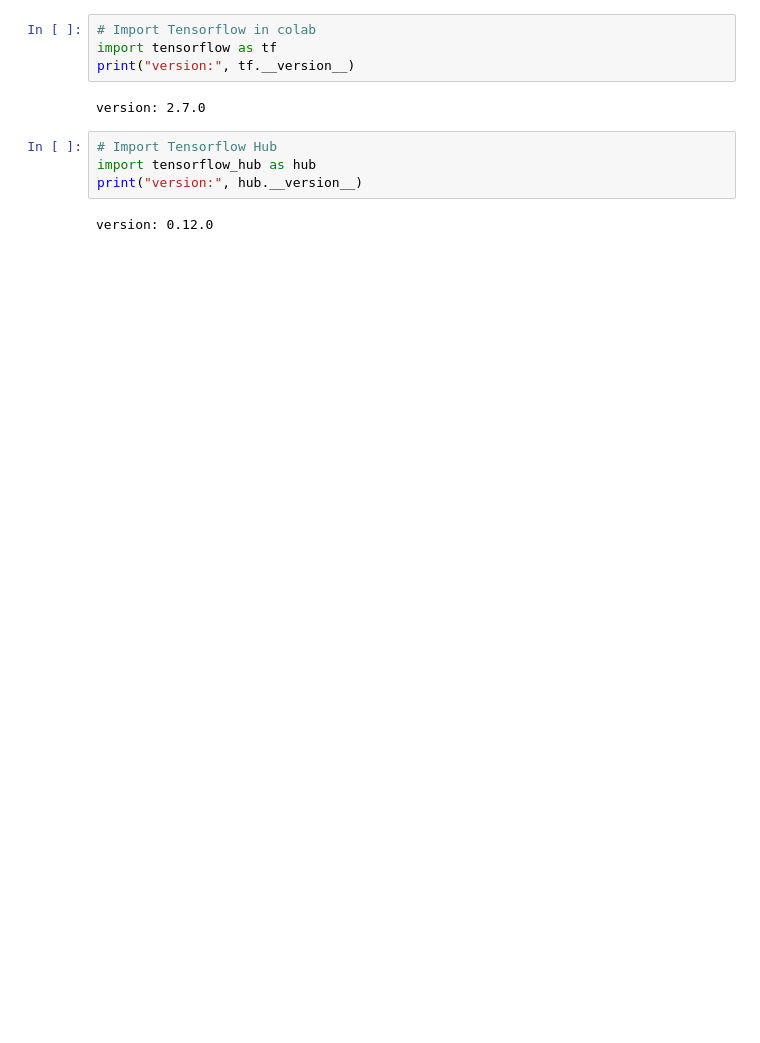
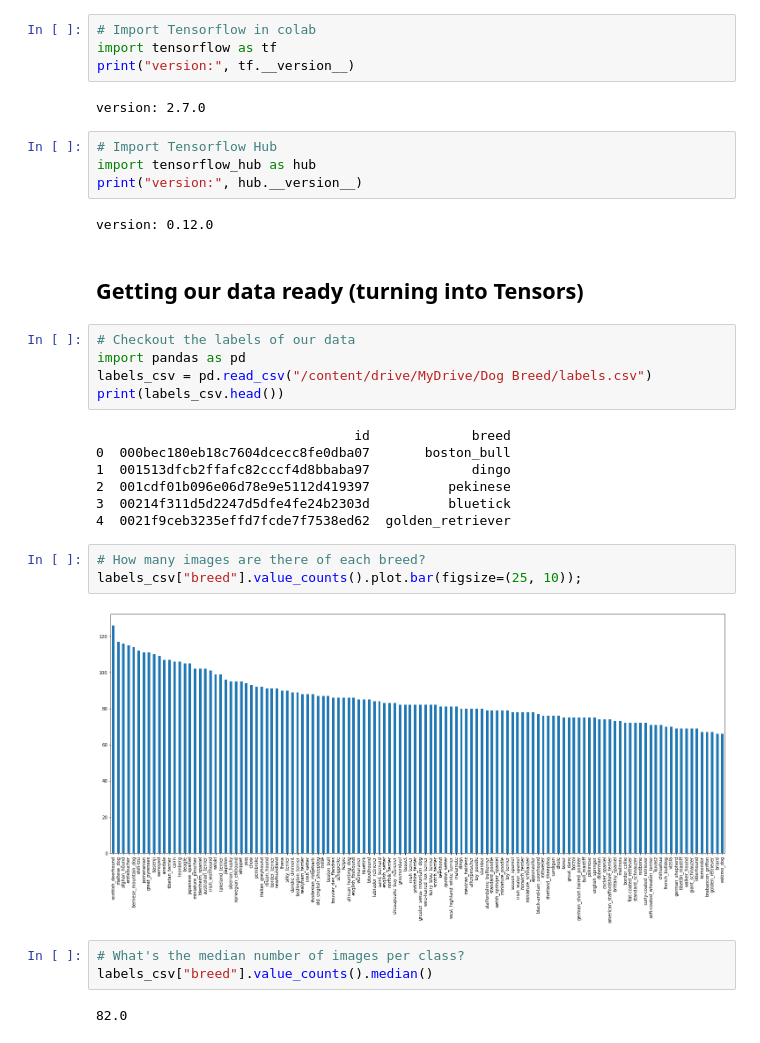
Before and after one commit to charles333george/Multiclass-Dog-Breed-Classification, a Jupyter notebook: Dog_Breed_Identification.ipynb, the cells around one changed output. Drawn from its saved outputs; the diff is of its cells as text; blank space fills up the shorter version.

```diff
--- a/Dog_Breed_Identification.ipynb
+++ b/Dog_Breed_Identification.ipynb
@@ -51,3 +29,27 @@ import tensorflow_hub as hub
 print("version:", hub.__version__)
 # %% [output]
 version: 0.12.0
+# %% [markdown]
+## Getting our data ready (turning into Tensors)
+# %%
+# Checkout the labels of our data
+import pandas as pd
+labels_csv = pd.read_csv("/content/drive/MyDrive/Dog Breed/labels.csv")
+print(labels_csv.head())
+# %% [output]
+                                 id             breed
+0  000bec180eb18c7604dcecc8fe0dba07       boston_bull
+1  001513dfcb2ffafc82cccf4d8bbaba97             dingo
+2  001cdf01b096e06d78e9e5112d419397          pekinese
+3  00214f311d5d2247d5dfe4fe24b2303d          bluetick
+4  0021f9ceb3235effd7fcde7f7538ed62  golden_retriever
+# %%
+# How many images are there of each breed?
+labels_csv["breed"].value_counts().plot.bar(figsize=(25, 10));
+# %% [output]
+[figure, added]
+# %%
+# What's the median number of images per class?
+labels_csv["breed"].value_counts().median()
+# %% [output]
+82.0
```
Also changed, not shown: parts of 21 cells of this notebook.
